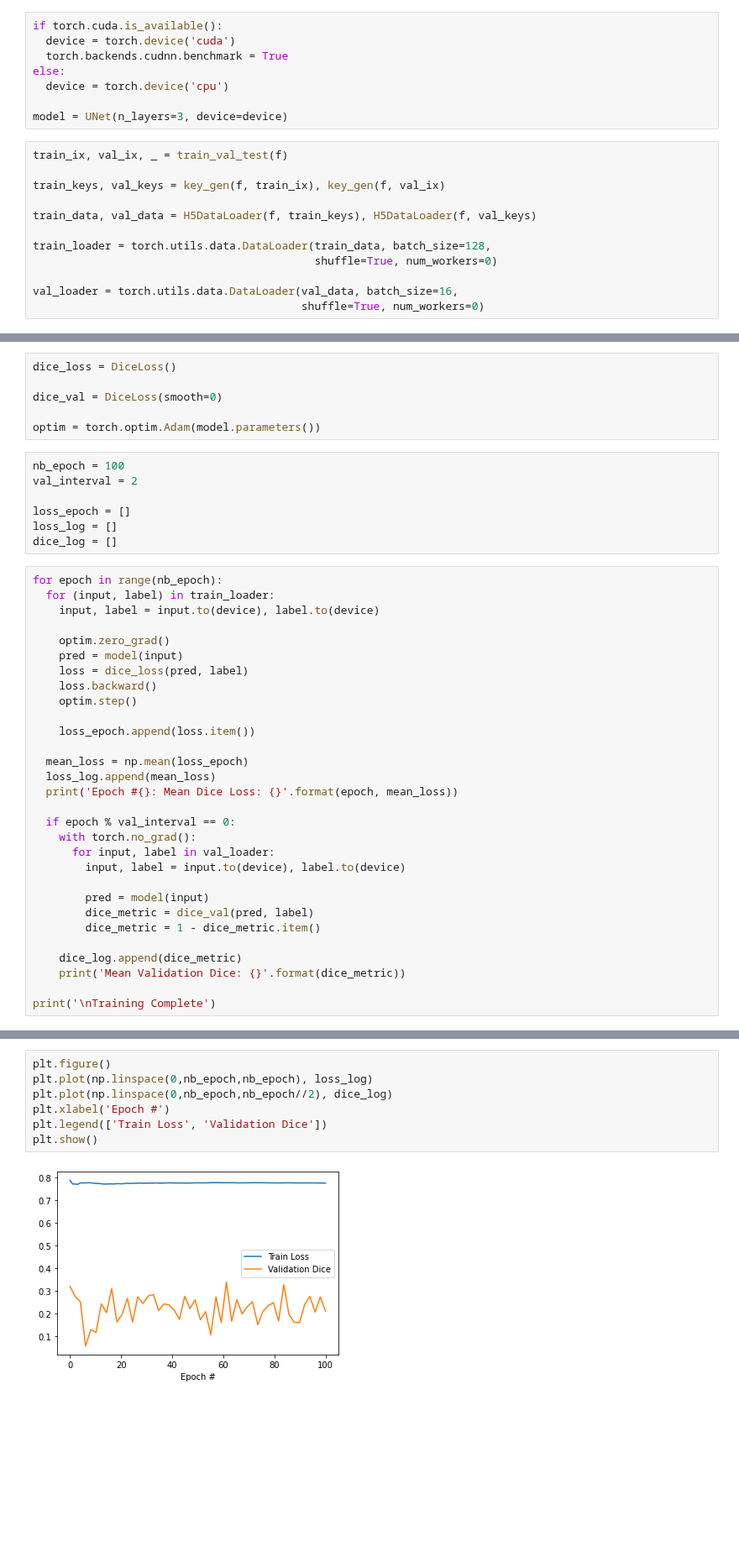
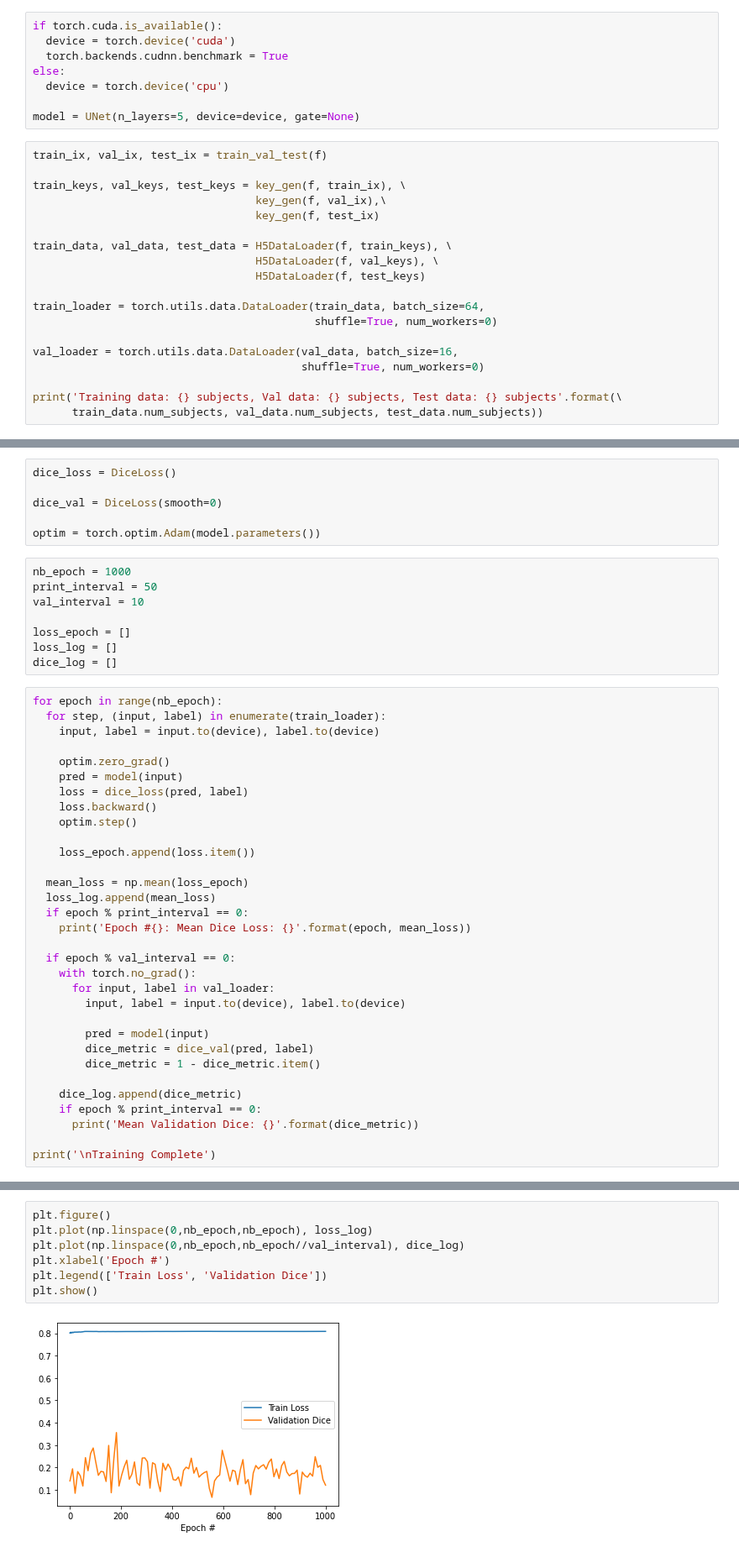
Before and after one commit to liamchalcroft/RectAngle, a Jupyter notebook: colab_dev.ipynb, the cells around one changed output, grey strips where cells are left out. Shown at 84% size. Saved outputs shown, nothing was run; the diff lists cells and outputs as text; blank space fills up the shorter version.

```diff
--- a/colab_dev.ipynb
+++ b/colab_dev.ipynb
@@ -267,16 +410,23 @@ if torch.cuda.is_available():
 else:
   device = torch.device('cpu')
 
-model = UNet(n_layers=3, device=device)
+model = UNet(n_layers=5, device=device, gate=None)
 # %%
-train_ix, val_ix, _ = train_val_test(f)
+train_ix, val_ix, test_ix = train_val_test(f)
 
-train_keys, val_keys = key_gen(f, train_ix), key_gen(f, val_ix)
+train_keys, val_keys, test_keys = key_gen(f, train_ix), \
+                                  key_gen(f, val_ix),\
+                                  key_gen(f, test_ix)
 
-train_data, val_data = H5DataLoader(f, train_keys), H5DataLoader(f, val_keys)
+train_data, val_data, test_data = H5DataLoader(f, train_keys), \
+                                  H5DataLoader(f, val_keys), \
+                                  H5DataLoader(f, test_keys)
 
-train_loader = torch.utils.data.DataLoader(train_data, batch_size=128,
+train_loader = torch.utils.data.DataLoader(train_data, batch_size=64,
                                            shuffle=True, num_workers=0)
 
 val_loader = torch.utils.data.DataLoader(val_data, batch_size=16,
                                          shuffle=True, num_workers=0)
+
+print('Training data: {} subjects, Val data: {} subjects, Test data: {} subjects'.format(\
+      train_data.num_subjects, val_data.num_subjects, test_data.num_subjects))
@@ -287,15 +439,16 @@ dice_val = DiceLoss(smooth=0)
 
 optim = torch.optim.Adam(model.parameters())
 # %%
-nb_epoch = 100
-val_interval = 2
+nb_epoch = 1000
+print_interval = 50
+val_interval = 10
 
 loss_epoch = []
 loss_log = []
 dice_log = []
 # %%
 for epoch in range(nb_epoch):
-  for (input, label) in train_loader:
+  for step, (input, label) in enumerate(train_loader):
     input, label = input.to(device), label.to(device)
 
     optim.zero_grad()
@@ -308,7 +461,8 @@ for epoch in range(nb_epoch):
 
   mean_loss = np.mean(loss_epoch)
   loss_log.append(mean_loss)
-  print('Epoch #{}: Mean Dice Loss: {}'.format(epoch, mean_loss))
+  if epoch % print_interval == 0:
+    print('Epoch #{}: Mean Dice Loss: {}'.format(epoch, mean_loss))
 
   if epoch % val_interval == 0:
     with torch.no_grad():
@@ -320,7 +474,8 @@ for epoch in range(nb_epoch):
         dice_metric = 1 - dice_metric.item()
 
     dice_log.append(dice_metric)
-    print('Mean Validation Dice: {}'.format(dice_metric))
+    if epoch % print_interval == 0:
+      print('Mean Validation Dice: {}'.format(dice_metric))
 
 print('\nTraining Complete')
 # %% [output]
@@ -344,9 +499,9 @@ Training Complete
 # %%
 plt.figure()
 plt.plot(np.linspace(0,nb_epoch,nb_epoch), loss_log)
-plt.plot(np.linspace(0,nb_epoch,nb_epoch//2), dice_log)
+plt.plot(np.linspace(0,nb_epoch,nb_epoch//val_interval), dice_log)
 plt.xlabel('Epoch #')
 plt.legend(['Train Loss', 'Validation Dice'])
 plt.show()
 # %% [output]
-[figure, old version]
+[figure, new version]
```
Also changed, not shown: parts of 19 cells of this notebook.
